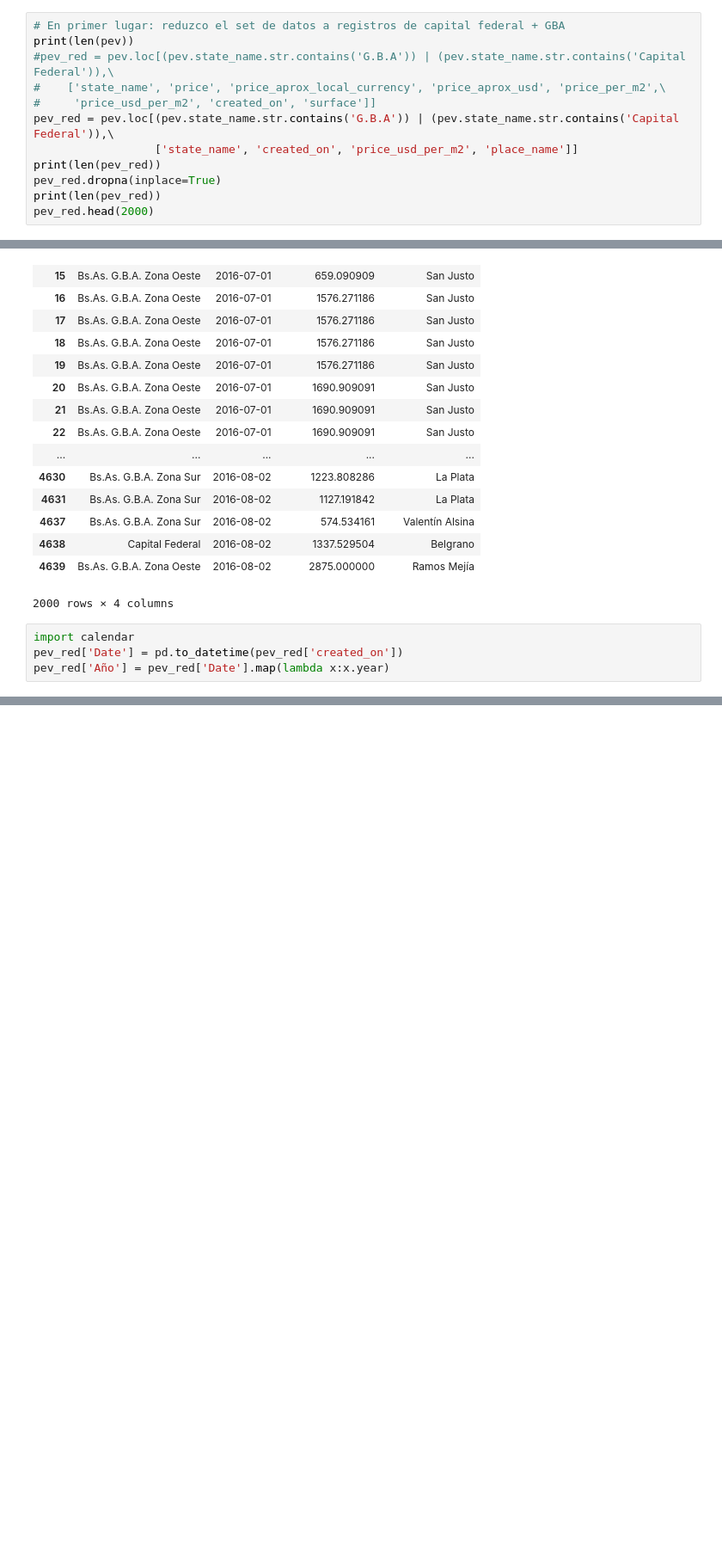
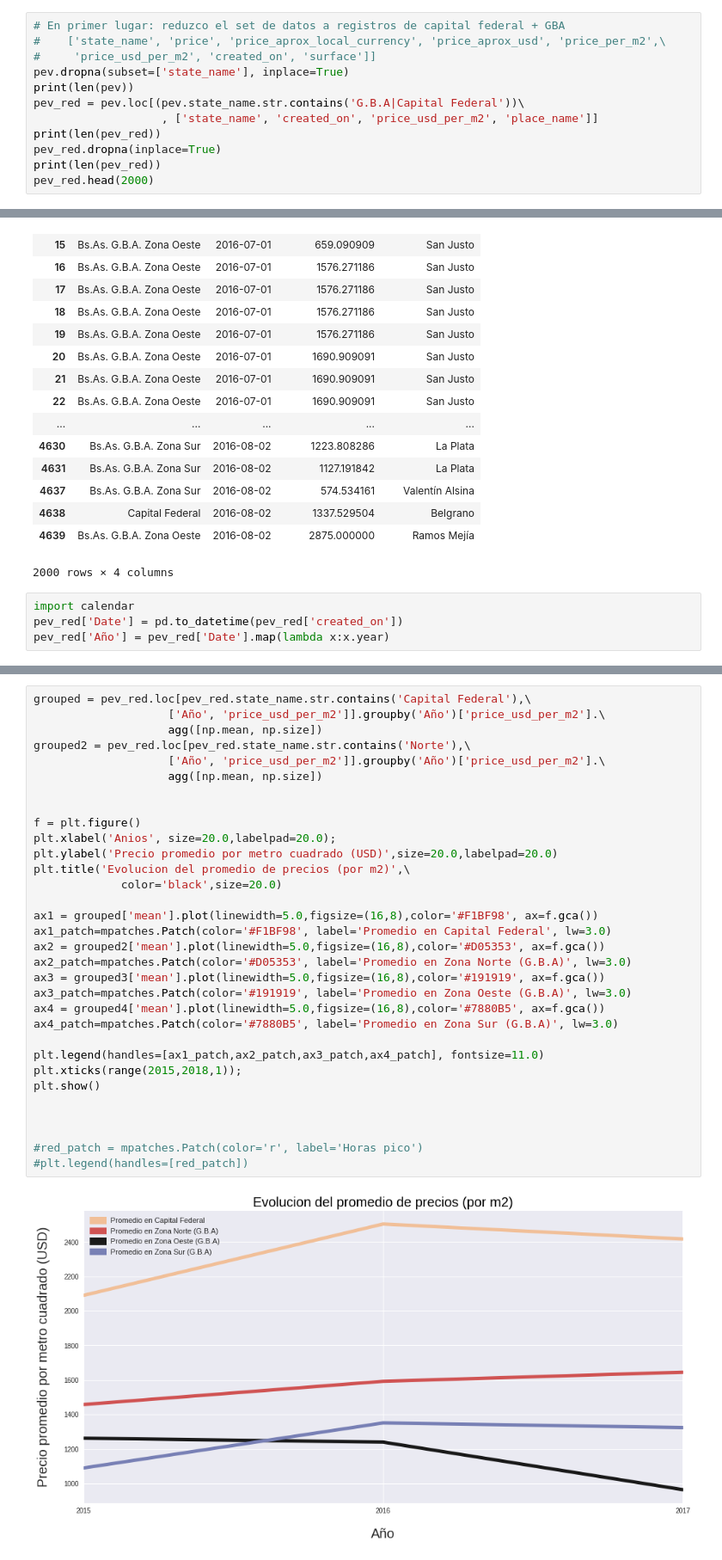
Before and after one commit to nicolaslongo/datos-TP1, a Jupyter notebook: Progreso de los precios (AMBA).ipynb, the cells around one changed output, grey strips where cells are left out. Shown: that part at 86% size. Drawn from its saved outputs; the diff is of its cells as text; blank space fills up the shorter version.

```diff
--- a/Progreso de los precios (AMBA).ipynb
+++ b/Progreso de los precios (AMBA).ipynb
@@ -63,12 +63,12 @@ pev.tail(20)
 20 rows × 29 columns
 # %%
 # En primer lugar: reduzco el set de datos a registros de capital federal + GBA
-print(len(pev))
-#pev_red = pev.loc[(pev.state_name.str.contains('G.B.A')) | (pev.state_name.str.contains('Capital Federal')),\
 #    ['state_name', 'price', 'price_aprox_local_currency', 'price_aprox_usd', 'price_per_m2',\
 #     'price_usd_per_m2', 'created_on', 'surface']]
-pev_red = pev.loc[(pev.state_name.str.contains('G.B.A')) | (pev.state_name.str.contains('Capital Federal')),\
-                  ['state_name', 'created_on', 'price_usd_per_m2', 'place_name']]
+pev.dropna(subset=['state_name'], inplace=True)
+print(len(pev))
+pev_red = pev.loc[(pev.state_name.str.contains('G.B.A|Capital Federal'))\
+                   , ['state_name', 'created_on', 'price_usd_per_m2', 'place_name']]
 print(len(pev_red))
 pev_red.dropna(inplace=True)
 print(len(pev_red))
@@ -154 +104,35 @@ plt.show()
+# %%
+grouped = pev_red.loc[pev_red.state_name.str.contains('Capital Federal'),\
+                    ['Año', 'price_usd_per_m2']].groupby('Año')['price_usd_per_m2'].\
+                    agg([np.mean, np.size])
+grouped2 = pev_red.loc[pev_red.state_name.str.contains('Norte'),\
+                    ['Año', 'price_usd_per_m2']].groupby('Año')['price_usd_per_m2'].\
+                    agg([np.mean, np.size])
+
+
+f = plt.figure()
+plt.xlabel('Anios', size=20.0,labelpad=20.0);
+plt.ylabel('Precio promedio por metro cuadrado (USD)',size=20.0,labelpad=20.0)
+plt.title('Evolucion del promedio de precios (por m2)',\
+             color='black',size=20.0)
+
+ax1 = grouped['mean'].plot(linewidth=5.0,figsize=(16,8),color='#F1BF98', ax=f.gca())
+ax1_patch=mpatches.Patch(color='#F1BF98', label='Promedio en Capital Federal', lw=3.0)
+ax2 = grouped2['mean'].plot(linewidth=5.0,figsize=(16,8),color='#D05353', ax=f.gca())
+ax2_patch=mpatches.Patch(color='#D05353', label='Promedio en Zona Norte (G.B.A)', lw=3.0)
+ax3 = grouped3['mean'].plot(linewidth=5.0,figsize=(16,8),color='#191919', ax=f.gca())
+ax3_patch=mpatches.Patch(color='#191919', label='Promedio en Zona Oeste (G.B.A)', lw=3.0)
+ax4 = grouped4['mean'].plot(linewidth=5.0,figsize=(16,8),color='#7880B5', ax=f.gca())
+ax4_patch=mpatches.Patch(color='#7880B5', label='Promedio en Zona Sur (G.B.A)', lw=3.0)
+
+plt.legend(handles=[ax1_patch,ax2_patch,ax3_patch,ax4_patch], fontsize=11.0)
+plt.xticks(range(2015,2018,1));
+plt.show()
+
+
+
+#red_patch = mpatches.Patch(color='r', label='Horas pico')
+#plt.legend(handles=[red_patch])
+# %% [output]
+[figure, added]
 # %%
```
Also changed, not shown: parts of 8 cells of this notebook.
